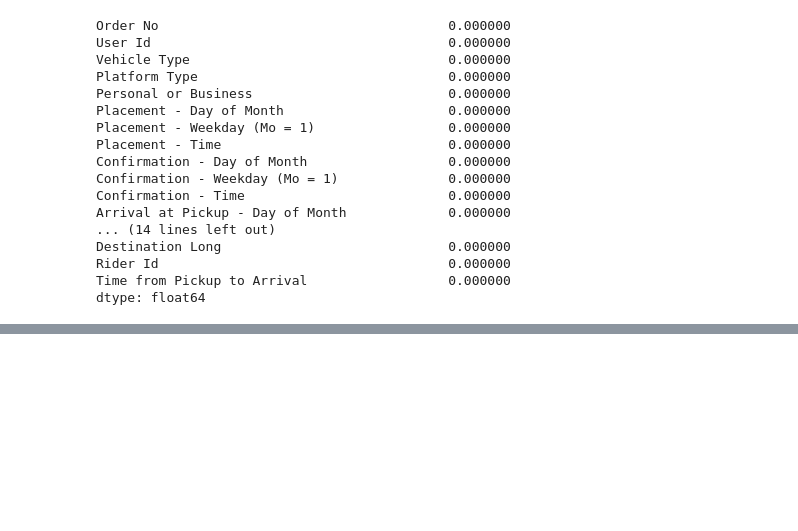
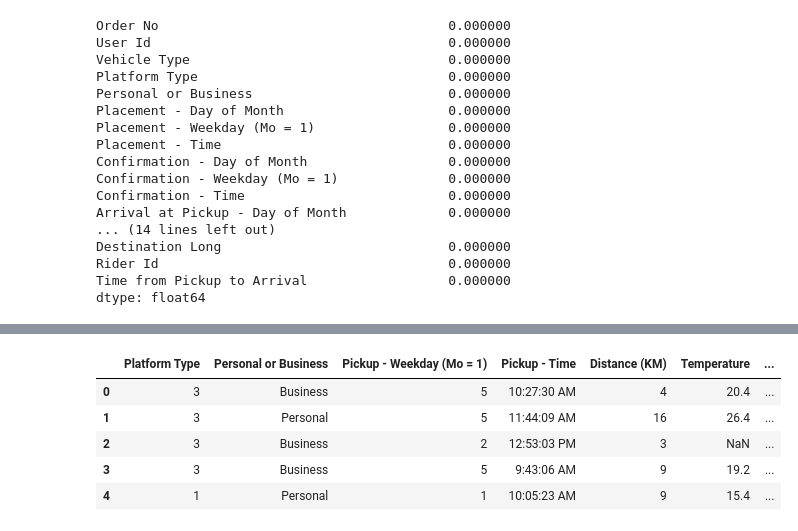
Before and after one commit to hughvd/sendy-logistics, a Jupyter notebook: preprocessing.ipynb, the cells around one changed output, grey strips where cells are left out. Saved outputs shown, nothing was run; the diff lists cells and outputs as text; code cells hidden in the pictures; blank space fills up the shorter version.

```diff
--- a/preprocessing.ipynb
+++ b/preprocessing.ipynb
@@ -157,0 +151,9 @@ train.drop(columns="Precipitation in millimeters")
+# %%
+mergedtrain.head()
+# %% [output]
+|  | Platform Type | Personal or Business | Pickup - Weekday (Mo = 1) | Pickup - Time | Distance (KM) | Temperature | ... |
+| 0 | 3 | Business | 5 | 10:27:30 AM | 4 | 20.4 | ... |
+| 1 | 3 | Personal | 5 | 11:44:09 AM | 16 | 26.4 | ... |
+| 2 | 3 | Business | 2 | 12:53:03 PM | 3 | NaN | ... |
+| 3 | 3 | Business | 5 | 9:43:06 AM | 9 | 19.2 | ... |
+| 4 | 1 | Personal | 1 | 10:05:23 AM | 9 | 15.4 | ... |
```
Also changed, not shown: parts of 10 cells of this notebook, 1 other file.
